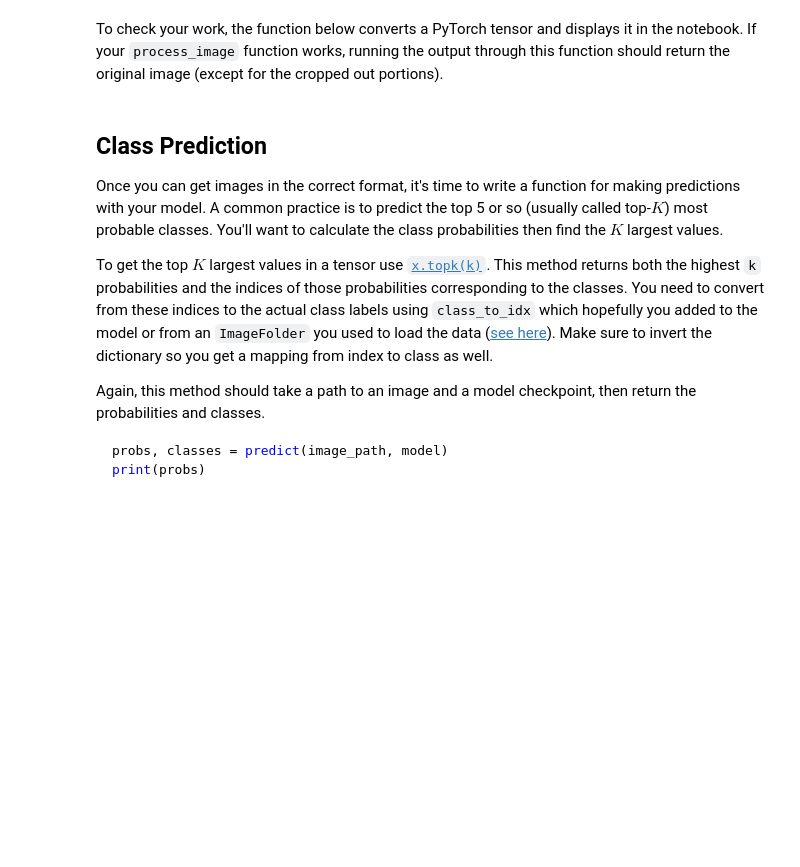
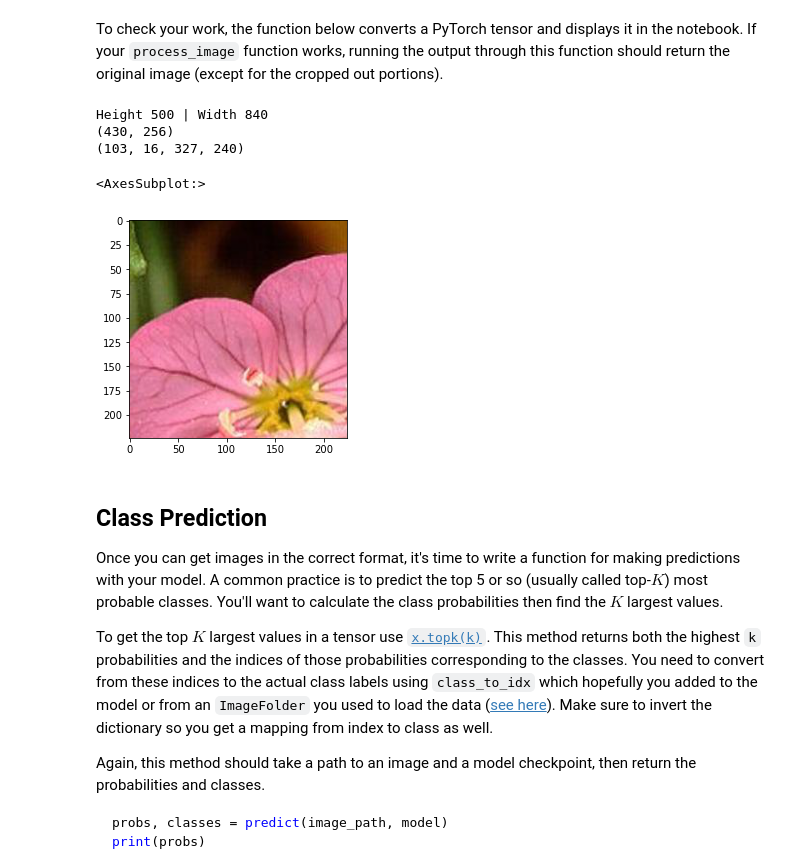
Before and after one commit to brianr114/udacity_ai_programming_with_python, a Jupyter notebook: projects/final_project/Image Classifier Project.ipynb, the cells around one changed output. Saved outputs shown, nothing was run; the diff lists cells and outputs as text; code cells hidden in the pictures; blank space fills up the shorter version.

Commit message:
Image processing implemented.

```diff
--- a/projects/final_project/Image Classifier Project.ipynb
+++ b/projects/final_project/Image Classifier Project.ipynb
@@ -123,7 +129,7 @@ model.classifier = nn.Sequential(OrderedDict([('fc1', nn.Linear(25088, 4096)),
 """
 
 # Define optimizer
-optimizer = optim.Adam(model.classifier.parameters(), lr=0.005)
+optimizer = optim.Adam(model.classifier.parameters(), lr=0.003)
 
 # Define criterion
 criterion = nn.NLLLoss()
@@ -141,7 +147,7 @@ model.to(device)
 
 for e in range(epochs):
 
-    start_time = time.time()
+    #start_time = time.time()
     steps += 1
     train_loss = 0
 
@@ -186,10 +192,13 @@ for e in range(epochs):
             print(f"Epoch {e+1:0>2d}/{epochs:0>2d} |",
                   f"Training Loss: {train_loss/validate_every_n:.3f} |",
                   f"Validation Loss: {validation_loss/len(validation_loader):.3f} |",
-                  f"Accuracy: {accuracy / len(validation_loader):.3f} |",
-                  f"Elapsed Time: {(time.time() - start_time)/60:.2f} minutes")
+                  f"Accuracy: {accuracy / len(validation_loader):.3f}")
+                  #f"Elapsed Time: {(time.time() - start_time)/60:.2f} minutes")
 
             # Put model back into training mode
             train_loss = 0
             model.train()
+
+            if (accuracy / len(validation_loader)) > .7:
+               break;
 # %% [output]
@@ -259,12 +268,12 @@ Now that your network is trained, save the model so you can load it later for ma
 Remember that you'll want to completely rebuild the model later so you can use it for inference. Make sure to include any information you need in the checkpoint. If you want to load the model and keep training, you'll want to save the number of epochs as well as the optimizer state, `optimizer.state_dict`. You'll likely want to use this trained model in the next part of the project, so best to save it now.
 # %%
 # TODO: Save the checkpoint
-model.class_to_idx = train_data['train'].class_to_idx
+#model.class_to_idx = train_data['train'].class_to_idx
 
 checkpoint = {'arch': 'densenet121',
               'classifier': model.classifier,
               'state_dict': model.state_dict(),
-              'class_to_idx': model.class_idx,
+              'class_to_idx': train_data.class_to_idx,
               'optimizer': optimizer.state_dict(),
               'epochs': epochs}
 
@@ -354,7 +392,7 @@ def imshow(image, ax=None, title=None):
 
     # PyTorch tensors assume the color channel is the first dimension
     # but matplotlib assumes is the third dimension
-    image = image.numpy().transpose((1, 2, 0))
+    image = image.numpy()#.transpose((1, 2, 0))
 
     # Undo preprocessing
     mean = np.array([0.485, 0.456, 0.406])
@@ -367,6 +405,18 @@ def imshow(image, ax=None, title=None):
     ax.imshow(image)
 
     return ax
+# %%
+# Test
+
+image = Image.open('./flowers/test/1/image_06760.jpg')
+
+imshow(process_image(image))
+# %% [output]
+Height 500 | Width 840
+(430, 256)
+(103, 16, 327, 240)
+<AxesSubplot:>
+[figure, added]
 # %% [markdown]
 ## Class Prediction
 
```
Also changed, not shown: parts of 7 cells of this notebook.
